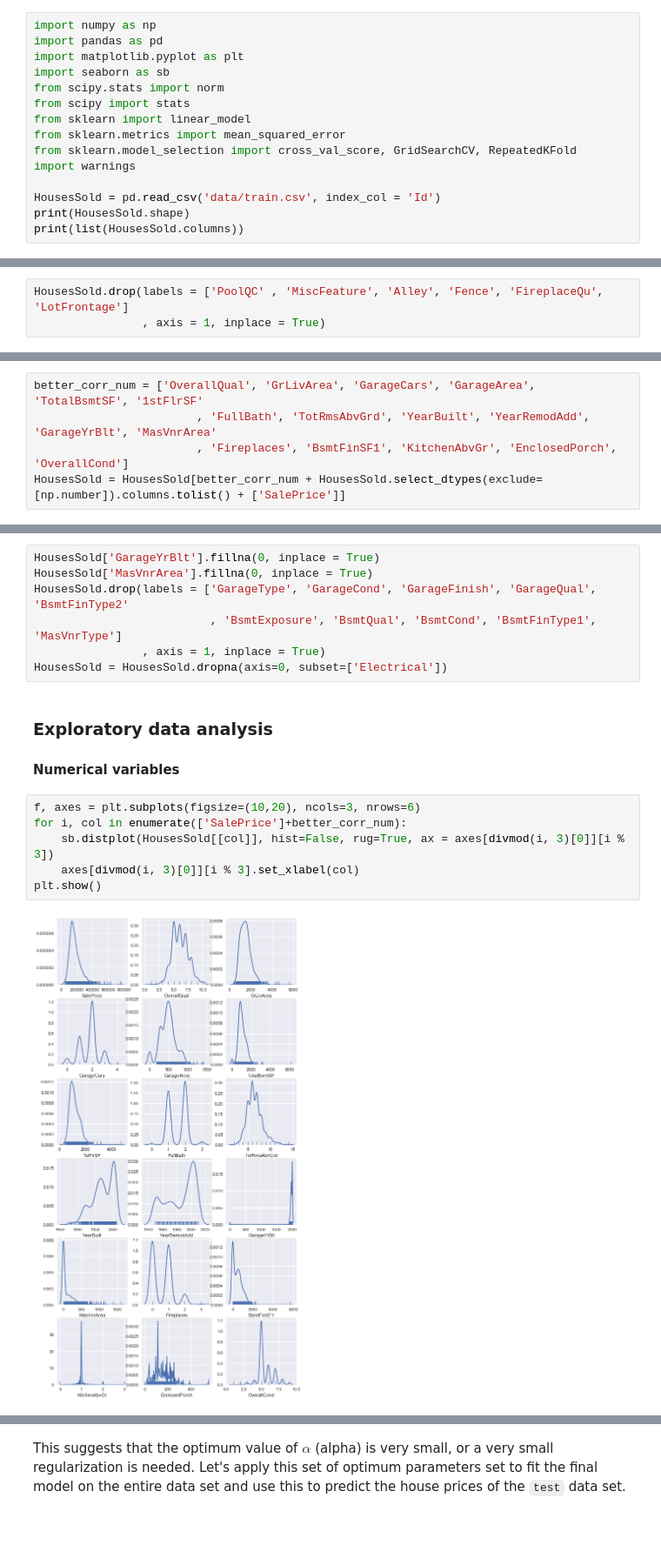
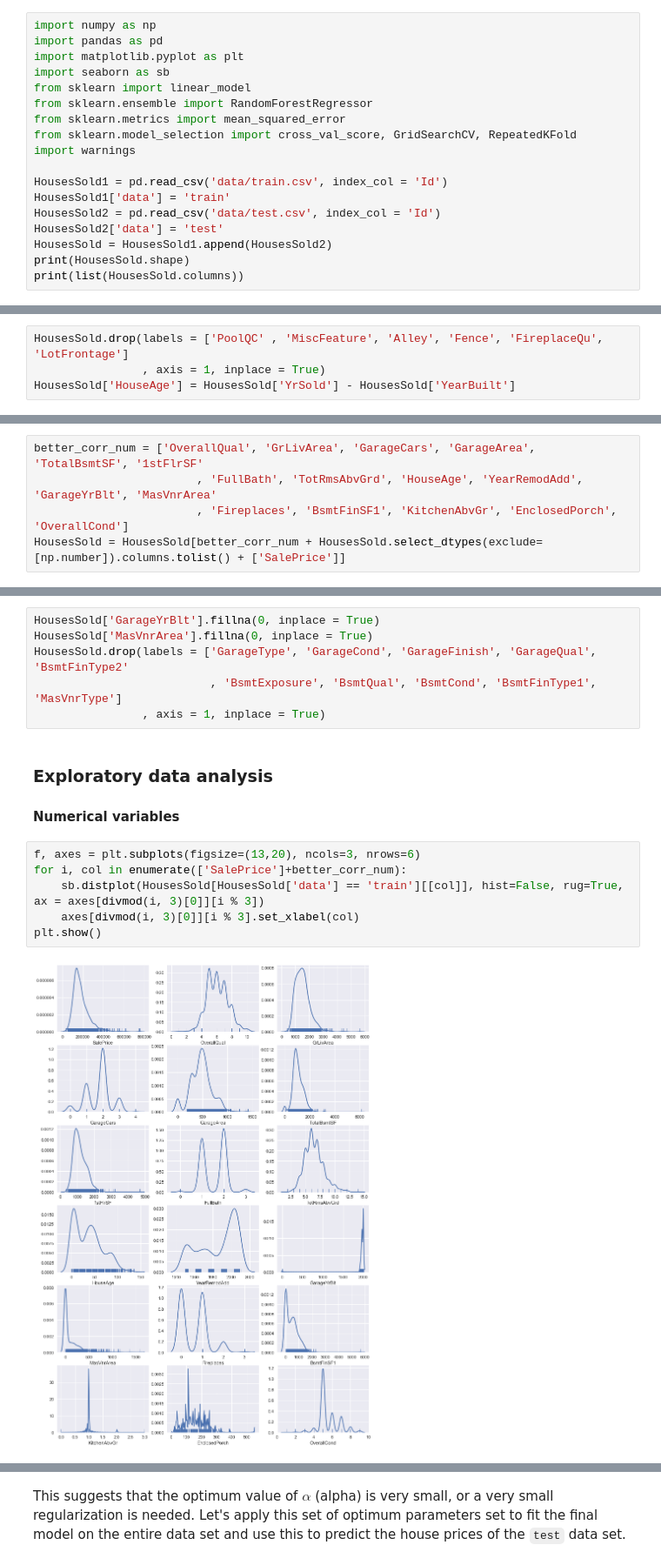
Before and after one commit to amjadfarman/HousePrices, a Jupyter notebook: house_prices.ipynb, the cells around one changed output, grey strips where cells are left out. Shown: that part at 87% size. Saved outputs shown, nothing was run; the diff lists cells and outputs as text; blank space fills up the shorter version.

```diff
--- a/house_prices.ipynb
+++ b/house_prices.ipynb
@@ -18,14 +18,17 @@ import numpy as np
 import pandas as pd
 import matplotlib.pyplot as plt
 import seaborn as sb
-from scipy.stats import norm
-from scipy import stats
 from sklearn import linear_model
+from sklearn.ensemble import RandomForestRegressor
 from sklearn.metrics import mean_squared_error
 from sklearn.model_selection import cross_val_score, GridSearchCV, RepeatedKFold
 import warnings
 
-HousesSold = pd.read_csv('data/train.csv', index_col = 'Id')
+HousesSold1 = pd.read_csv('data/train.csv', index_col = 'Id')
+HousesSold1['data'] = 'train'
+HousesSold2 = pd.read_csv('data/test.csv', index_col = 'Id')
+HousesSold2['data'] = 'test'
+HousesSold = HousesSold1.append(HousesSold2)
 print(HousesSold.shape)
 print(list(HousesSold.columns))
 # %% [output]
@@ -64,6 +67,7 @@ It is not a bad idea to drop the variables $PoolQC$, $MiscFeature$, $Alley$, $Fe
 # %%
 HousesSold.drop(labels = ['PoolQC' , 'MiscFeature', 'Alley', 'Fence', 'FireplaceQu', 'LotFrontage']
                 , axis = 1, inplace = True)
+HousesSold['HouseAge'] = HousesSold['YrSold'] - HousesSold['YearBuilt']
 # %% [markdown]
 ### Variable types
 We notice that the variable $MSSubClass$ is indeed a _categorical_ variable but has been import as an _integer_ column in `pandas`. We can fix that with
@@ -127,6 +131,6 @@ It is obvious that the variables $GarageArea$ and $GarageCars$ are strongly corr
 # %%
 better_corr_num = ['OverallQual', 'GrLivArea', 'GarageCars', 'GarageArea', 'TotalBsmtSF', '1stFlrSF'
-                        , 'FullBath', 'TotRmsAbvGrd', 'YearBuilt', 'YearRemodAdd', 'GarageYrBlt', 'MasVnrArea'
+                        , 'FullBath', 'TotRmsAbvGrd', 'HouseAge', 'YearRemodAdd', 'GarageYrBlt', 'MasVnrArea'
                         , 'Fireplaces', 'BsmtFinSF1', 'KitchenAbvGr', 'EnclosedPorch', 'OverallCond']
 HousesSold = HousesSold[better_corr_num + HousesSold.select_dtypes(exclude=[np.number]).columns.tolist() + ['SalePrice']]
 # %% [markdown]
@@ -137,16 +141,15 @@ HousesSold['MasVnrArea'].fillna(0, inplace = True)
 HousesSold.drop(labels = ['GarageType', 'GarageCond', 'GarageFinish', 'GarageQual', 'BsmtFinType2'
                           , 'BsmtExposure', 'BsmtQual', 'BsmtCond', 'BsmtFinType1', 'MasVnrType']
                 , axis = 1, inplace = True)
-HousesSold = HousesSold.dropna(axis=0, subset=['Electrical'])
 # %% [markdown]
 ### Exploratory data analysis
 #### Numerical variables
 # %%
-f, axes = plt.subplots(figsize=(10,20), ncols=3, nrows=6)
+f, axes = plt.subplots(figsize=(13,20), ncols=3, nrows=6)
 for i, col in enumerate(['SalePrice']+better_corr_num):
-    sb.distplot(HousesSold[[col]], hist=False, rug=True, ax = axes[divmod(i, 3)[0]][i % 3])
+    sb.distplot(HousesSold[HousesSold['data'] == 'train'][[col]], hist=False, rug=True, ax = axes[divmod(i, 3)[0]][i % 3])
     axes[divmod(i, 3)[0]][i % 3].set_xlabel(col)
 plt.show()
 # %% [output]
-[figure, old version]
+[figure, new version]
 # %% [markdown]
```
Also changed, not shown: parts of 36 cells of this notebook, 1 other file.
